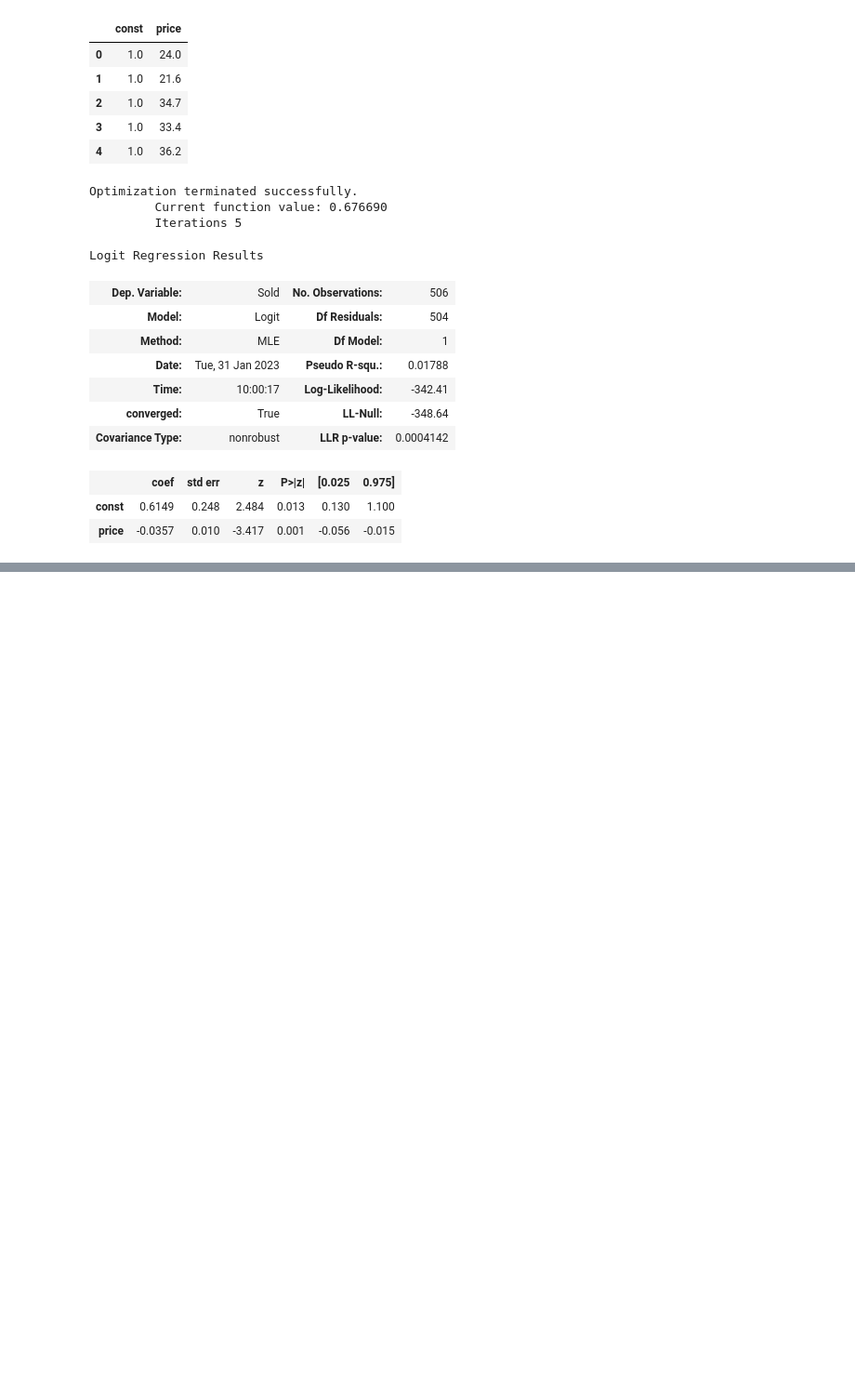
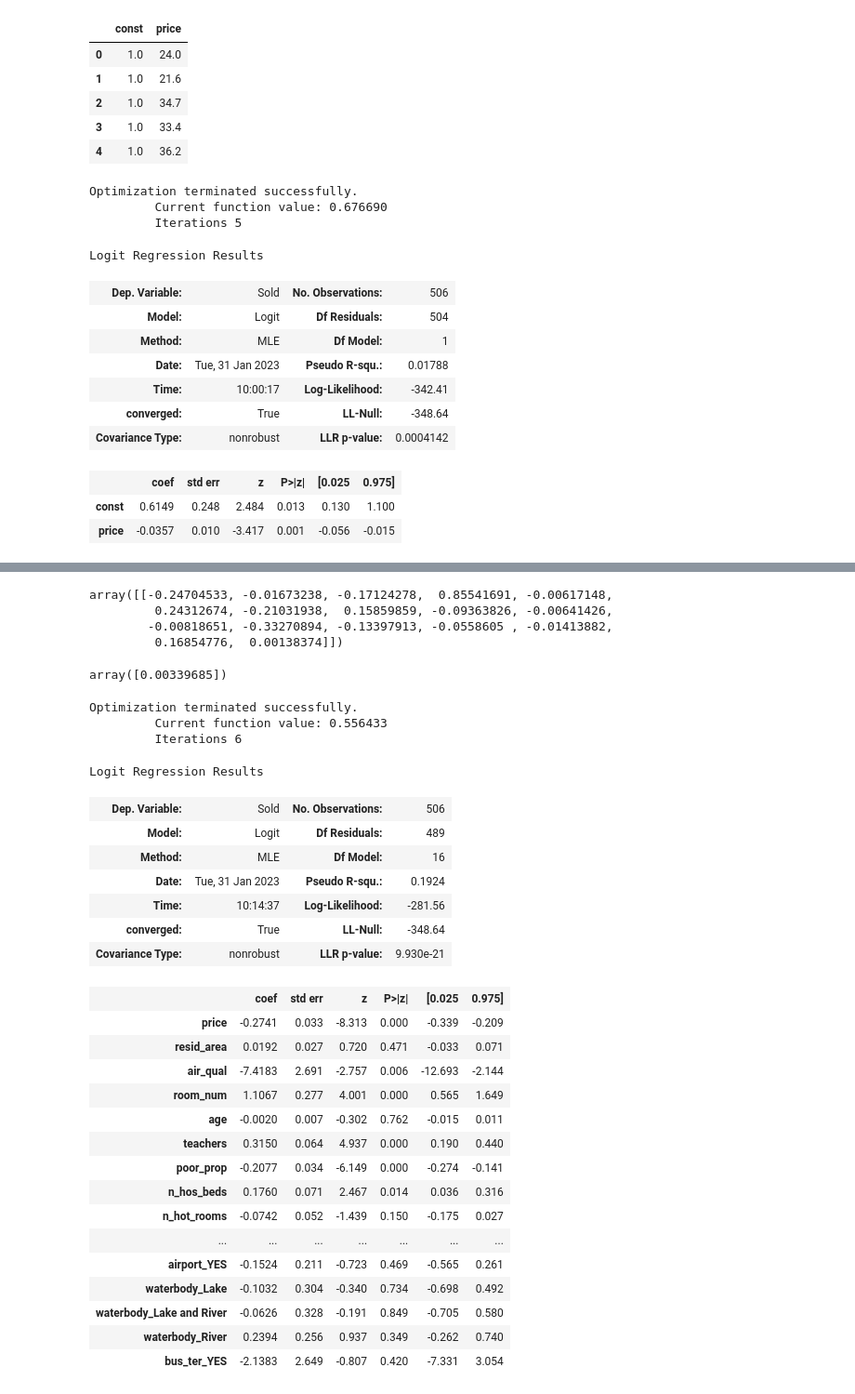
Before and after one commit to Joshi-kv/MachineLearning, a Jupyter notebook: HousePrice.ipynb, the cells around one changed output, grey strips where cells are left out. Shown at 93% size. Drawn from its saved outputs; the diff is of its cells as text; code cells hidden in the pictures; blank space fills up the shorter version.

```diff
--- a/HousePrice.ipynb
+++ b/HousePrice.ipynb
@@ -323,0 +309,11 @@ mul_logit=sn.Logit(mul_dep_var,co)
+# %%
+mul_clsf_obj.coef_
+# %% [output]
+array([[-0.24704533, -0.01673238, -0.17124278,  0.85541691, -0.00617148,
+         0.24312674, -0.21031938,  0.15859859, -0.09363826, -0.00641426,
+        -0.00818651, -0.33270894, -0.13397913, -0.0558605 , -0.01413882,
+         0.16854776,  0.00138374]])
+# %%
+mul_clsf_obj.intercept_
+# %% [output]
+array([0.00339685])
@@ -323,0 +322,33 @@ mul_logit=sn.Logit(mul_dep_var,co)
+# %%
+mul_logit=sn.Logit(mul_dep_var,cons_mul_var).fit()
+# %% [output]
+Optimization terminated successfully.
+         Current function value: 0.556433
+         Iterations 6
+# %%
+mul_logit.summary()
+# %% [output]
+Logit Regression Results
+| Dep. Variable: | Sold | No. Observations: | 506 |
+| Model: | Logit | Df Residuals: | 489 |
+| Method: | MLE | Df Model: | 16 |
+| Date: | Tue, 31 Jan 2023 | Pseudo R-squ.: | 0.1924 |
+| Time: | 10:14:37 | Log-Likelihood: | -281.56 |
+| converged: | True | LL-Null: | -348.64 |
+| Covariance Type: | nonrobust | LLR p-value: | 9.930e-21 |
+|  | coef | std err | z | P>|z| | [0.025 | 0.975] |
+| price | -0.2741 | 0.033 | -8.313 | 0.000 | -0.339 | -0.209 |
+| resid_area | 0.0192 | 0.027 | 0.720 | 0.471 | -0.033 | 0.071 |
+| air_qual | -7.4183 | 2.691 | -2.757 | 0.006 | -12.693 | -2.144 |
+| room_num | 1.1067 | 0.277 | 4.001 | 0.000 | 0.565 | 1.649 |
+| age | -0.0020 | 0.007 | -0.302 | 0.762 | -0.015 | 0.011 |
+| teachers | 0.3150 | 0.064 | 4.937 | 0.000 | 0.190 | 0.440 |
+| poor_prop | -0.2077 | 0.034 | -6.149 | 0.000 | -0.274 | -0.141 |
+| n_hos_beds | 0.1760 | 0.071 | 2.467 | 0.014 | 0.036 | 0.316 |
+| n_hot_rooms | -0.0742 | 0.052 | -1.439 | 0.150 | -0.175 | 0.027 |
+| ... | ... | ... | ... | ... | ... | ... |
+| airport_YES | -0.1524 | 0.211 | -0.723 | 0.469 | -0.565 | 0.261 |
+| waterbody_Lake | -0.1032 | 0.304 | -0.340 | 0.734 | -0.698 | 0.492 |
+| waterbody_Lake and River | -0.0626 | 0.328 | -0.191 | 0.849 | -0.705 | 0.580 |
+| waterbody_River | 0.2394 | 0.256 | 0.937 | 0.349 | -0.262 | 0.740 |
+| bus_ter_YES | -2.1383 | 2.649 | -0.807 | 0.420 | -7.331 | 3.054 |
```
Also changed, not shown: parts of 15 cells of this notebook.
